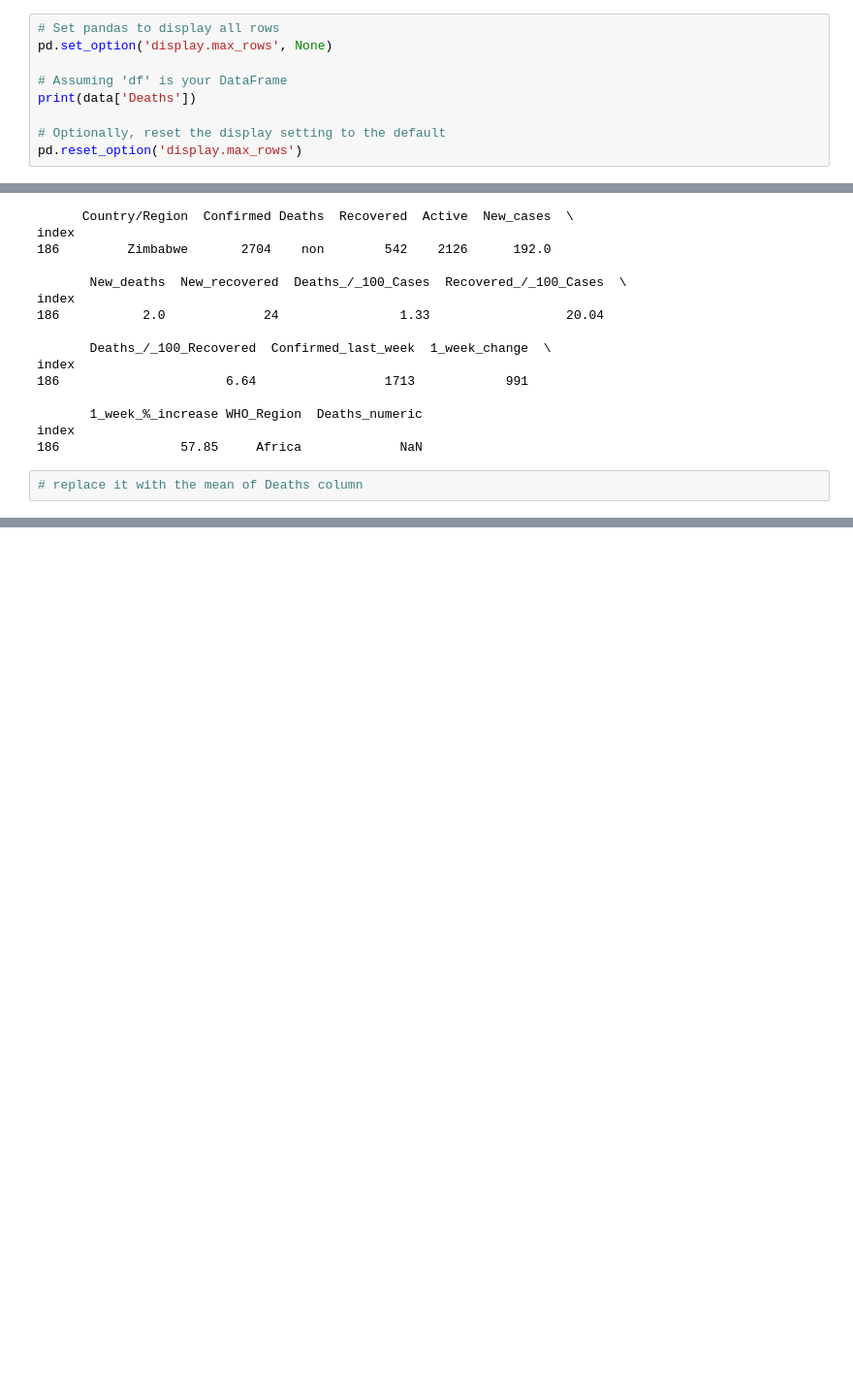
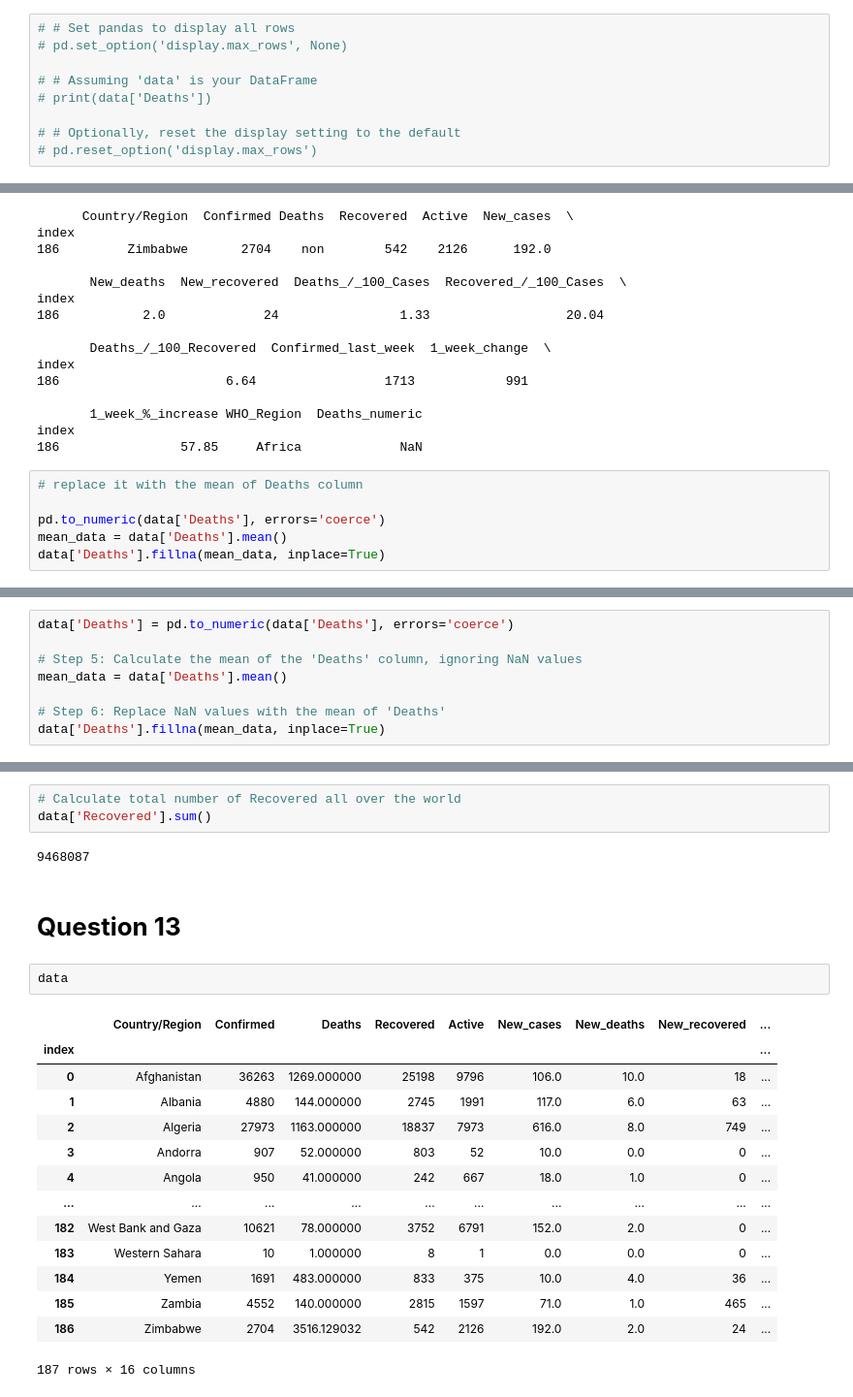
Before and after one commit to Abubakar919666/Python, a Jupyter notebook: Data_Visualization_Project.ipynb, the cells around one changed output, grey strips where cells are left out. Shown at 97% size. Cells and saved outputs as stored; diff of their text form; blank space fills up the shorter version.

```diff
--- a/Data_Visualization_Project.ipynb
+++ b/Data_Visualization_Project.ipynb
@@ -216,11 +218,11 @@ data.describe()
 | 75% | 4.046050e+04 | 2.260600e+04 | 9.149000e+03 | 420.000000 | 6.000000 | 221.000000 | 3.875000 | ... |
 | max | 4.290259e+06 | 1.846641e+06 | 2.816444e+06 | 56336.000000 | 1076.000000 | 33728.000000 | 28.560000 | ... |
 # %%
-# Set pandas to display all rows
-pd.set_option('display.max_rows', None)
+# # Set pandas to display all rows
+# pd.set_option('display.max_rows', None)
 
-# Assuming 'df' is your DataFrame
-print(data['Deaths'])
+# # Assuming 'data' is your DataFrame
+# print(data['Deaths'])
 
-# Optionally, reset the display setting to the default
-pd.reset_option('display.max_rows')
+# # Optionally, reset the display setting to the default
+# pd.reset_option('display.max_rows')
@@ -267,3 +251,7 @@ index
 186                57.85     Africa             NaN
 # %%
 # replace it with the mean of Deaths column
+
+pd.to_numeric(data['Deaths'], errors='coerce')
+mean_data = data['Deaths'].mean()
+data['Deaths'].fillna(mean_data, inplace=True)
@@ -269,0 +280,8 @@ index
+# %%
+data['Deaths'] = pd.to_numeric(data['Deaths'], errors='coerce')
+
+# Step 5: Calculate the mean of the 'Deaths' column, ignoring NaN values
+mean_data = data['Deaths'].mean()
+
+# Step 6: Replace NaN values with the mean of 'Deaths'
+data['Deaths'].fillna(mean_data, inplace=True)
@@ -269,0 +341,24 @@ index
+# %%
+# Calculate total number of Recovered all over the world
+data['Recovered'].sum()
+# %% [output]
+9468087
+# %% [markdown]
+# **Question 13**
+# %%
+data
+# %% [output]
+|  | Country/Region | Confirmed | Deaths | Recovered | Active | New_cases | New_deaths | New_recovered | ... |
+| index |  |  |  |  |  |  |  |  | ... |
+| 0 | Afghanistan | 36263 | 1269.000000 | 25198 | 9796 | 106.0 | 10.0 | 18 | ... |
+| 1 | Albania | 4880 | 144.000000 | 2745 | 1991 | 117.0 | 6.0 | 63 | ... |
+| 2 | Algeria | 27973 | 1163.000000 | 18837 | 7973 | 616.0 | 8.0 | 749 | ... |
+| 3 | Andorra | 907 | 52.000000 | 803 | 52 | 10.0 | 0.0 | 0 | ... |
+| 4 | Angola | 950 | 41.000000 | 242 | 667 | 18.0 | 1.0 | 0 | ... |
+| ... | ... | ... | ... | ... | ... | ... | ... | ... | ... |
+| 182 | West Bank and Gaza | 10621 | 78.000000 | 3752 | 6791 | 152.0 | 2.0 | 0 | ... |
+| 183 | Western Sahara | 10 | 1.000000 | 8 | 1 | 0.0 | 0.0 | 0 | ... |
+| 184 | Yemen | 1691 | 483.000000 | 833 | 375 | 10.0 | 4.0 | 36 | ... |
+| 185 | Zambia | 4552 | 140.000000 | 2815 | 1597 | 71.0 | 1.0 | 465 | ... |
+| 186 | Zimbabwe | 2704 | 3516.129032 | 542 | 2126 | 192.0 | 2.0 | 24 | ... |
+187 rows × 16 columns
```
Also changed, not shown: parts of 12 cells of this notebook.
